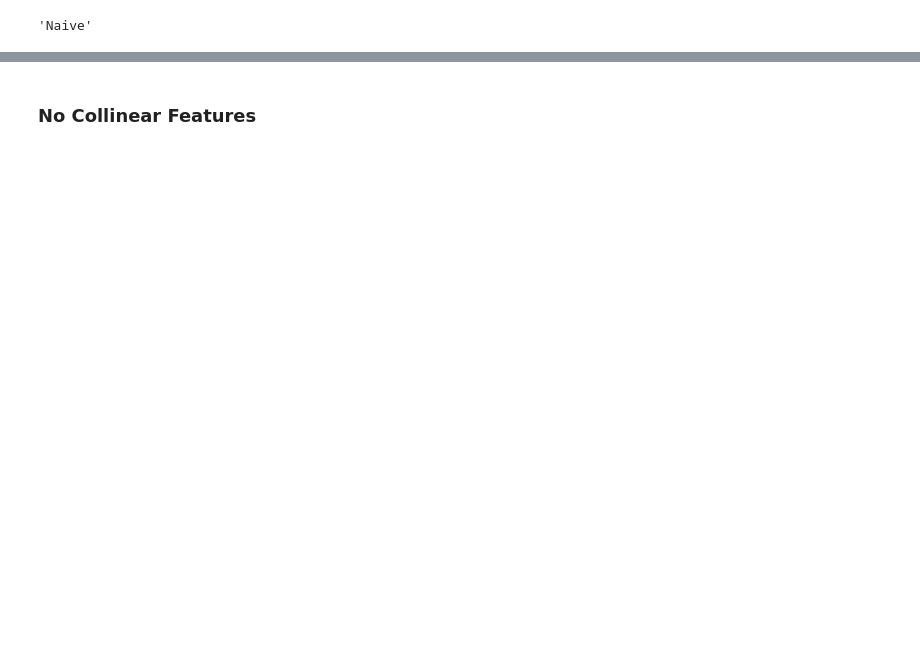
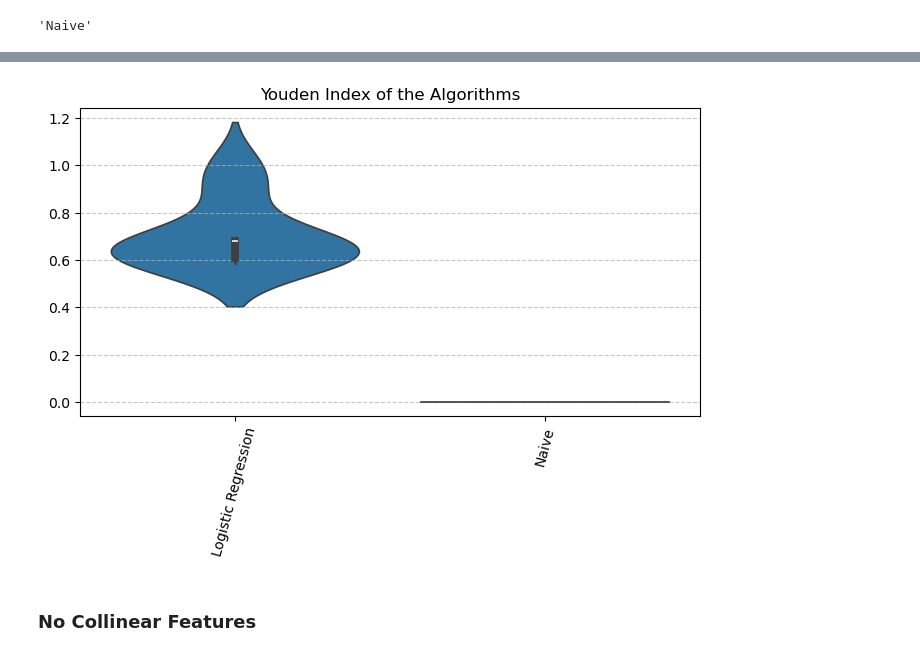
Before and after one commit to acbriza/dpn2026, a Jupyter notebook: module/feature_modeL_selection.ipynb, the cells around one changed output, grey strips where cells are left out. Cells and saved outputs as stored; diff of their text form; code cells hidden in the pictures; blank space fills up the shorter version.

```diff
--- a/module/feature_modeL_selection.ipynb
+++ b/module/feature_modeL_selection.ipynb
@@ -236,16 +214,3 @@ metrics_stats['all']['std']
-# %%
-def get_youden_scores(experiment_metrics, exp_code, metrics_stats):
-    """
-        Get the list of youden scores only
-        exp_code : e.g. 'all', 'ncs'
-    """
-    dfy = pd.concat(
-        [pd.DataFrame({algo['model']: algo['rcv_scores']['Youden Index']}) for algo in experiment_metrics[exp_code]],
-        axis=1
-        )
-    # sort columns by youden means
-    column_order = metrics_stats[exp_code]['mean'].T.columns.tolist()
-    return dfy[column_order]
 # %%
 youden_scores['all'] = get_youden_scores(model_metrics, 'all', metrics_stats)
 youden_scores['all']
@@ -252,18 +228,4 @@ youden_scores['all']
-# %%
-# plot a violin plot
-def plot_youden_scores(yscores, exp_code, title, save_figure=True):
-    plt.figure(figsize=(8, 4))
-    sns.violinplot(data=yscores[exp_code])
-    plt.title(title)
-    plt.grid(True, axis='y', linestyle='--', alpha=0.7)
-    plt.xticks(rotation=75)
-    if save_figure:
-        plt.savefig(
-        figures_savedir / 'youden_violin.png',
-            bbox_inches='tight',
-            dpi=300
-        )
-    plt.show()
-
-
-plot_youden_scores(youden_scores, 'all', 'Youden Index of the Algorithms')
+# %%
+plot_youden_scores(youden_scores, 'all', 'Youden Index of the Algorithms', savedir=outputdir)
+# %% [output]
+[figure, added]
```
Also changed, not shown: parts of 30 cells of this notebook.
